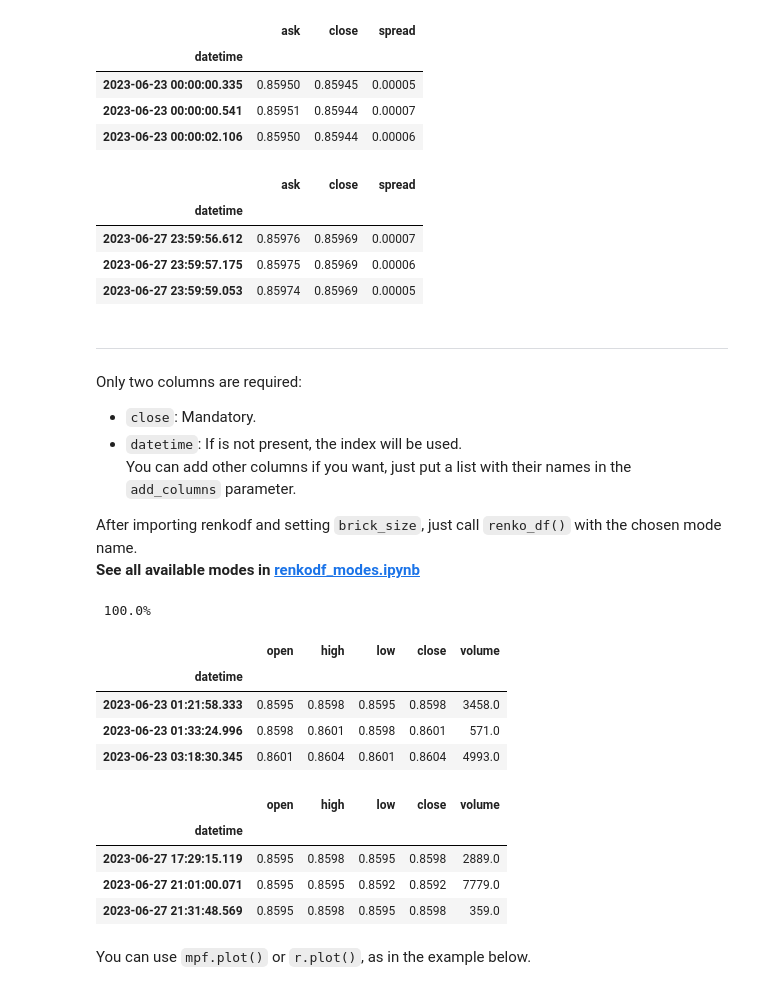
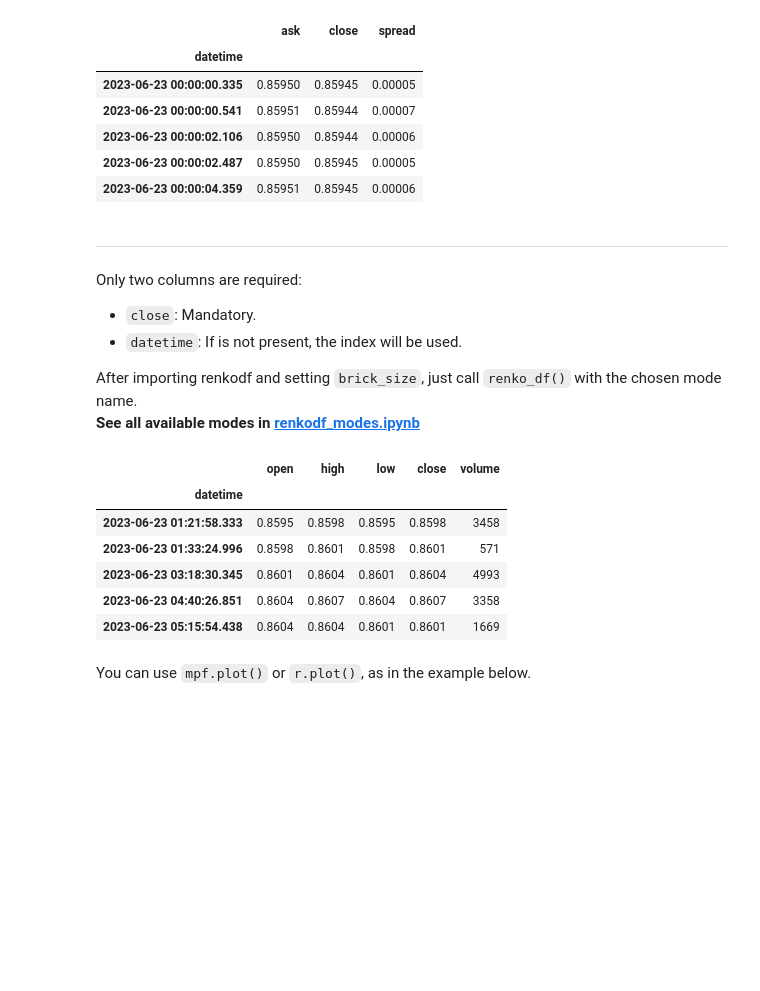
Before and after one commit to srlcarlg/renkodf, a Jupyter notebook: README.ipynb, the cells around one changed output. Drawn from its saved outputs; the diff is of its cells as text; code cells hidden in the pictures; blank space fills up the shorter version.

```diff
--- a/README.ipynb
+++ b/README.ipynb
@@ -4,6 +4,8 @@ from IPython.core.interactiveshell import InteractiveShell
 InteractiveShell.ast_node_interactivity = "all"
 %matplotlib inline
 import pandas as pd
+# Set the option to display all columns
+pd.set_option('display.max_columns', None)
 # %% [markdown]
 # renkodf
 ### Transform Tick Data into OHLCV Renko Dataframe!
@@ -38,46 +42,37 @@ Let's start with the first class, load a Pandas DataFrame containing Ticks Data,
 import pandas as pd
 df_ticks = pd.read_parquet('examples/data/EURGBP_T1_cT.parquet')
 df_ticks.rename(columns={'bid': 'close'}, inplace=True)
-df_ticks.head(3)
-df_ticks.tail(3)
+df_ticks.head(5)
 # %% [output]
 |  | ask | close | spread |
 | datetime |  |  |  |
 | 2023-06-23 00:00:00.335 | 0.85950 | 0.85945 | 0.00005 |
 | 2023-06-23 00:00:00.541 | 0.85951 | 0.85944 | 0.00007 |
 | 2023-06-23 00:00:02.106 | 0.85950 | 0.85944 | 0.00006 |
+| 2023-06-23 00:00:02.487 | 0.85950 | 0.85945 | 0.00005 |
+| 2023-06-23 00:00:04.359 | 0.85951 | 0.85945 | 0.00006 |
-|  | ask | close | spread |
-| datetime |  |  |  |
-| 2023-06-27 23:59:56.612 | 0.85976 | 0.85969 | 0.00007 |
-| 2023-06-27 23:59:57.175 | 0.85975 | 0.85969 | 0.00006 |
-| 2023-06-27 23:59:59.053 | 0.85974 | 0.85969 | 0.00005 |
 # %% [markdown]
 ---
 Only two columns are required:
    * `close`: Mandatory.
    * `datetime`: If is not present, the index will be used.
-<br>You can add other columns if you want, just put a list with their names in the `add_columns` parameter.
 
 After importing renkodf and setting `brick_size`, just call `renko_df()` with the chosen mode name.<br>
 **See all available modes in [renkodf_modes.ipynb](./examples/renkodf_modes.ipynb)**
 # %%
 from renkodf import Renko
 r = Renko(df_ticks, brick_size=0.0003)
-df = r.renko_df('normal') # 'wicks' = default
-df.head(3)
-df.tail(3)
+df = r.renko_df('normal', utils_columns=False) # 'wicks' = default
+# utils-columns => [direction, is_reversal, tick_index_open, tick_index_close]
+df.head(5)
 # %% [output]
- 100.0%
 |  | open | high | low | close | volume |
 | datetime |  |  |  |  |  |
-| 2023-06-23 01:21:58.333 | 0.8595 | 0.8598 | 0.8595 | 0.8598 | 3458.0 |
-| 2023-06-23 01:33:24.996 | 0.8598 | 0.8601 | 0.8598 | 0.8601 | 571.0 |
-| 2023-06-23 03:18:30.345 | 0.8601 | 0.8604 | 0.8601 | 0.8604 | 4993.0 |
+| 2023-06-23 01:21:58.333 | 0.8595 | 0.8598 | 0.8595 | 0.8598 | 3458 |
+| 2023-06-23 01:33:24.996 | 0.8598 | 0.8601 | 0.8598 | 0.8601 | 571 |
+| 2023-06-23 03:18:30.345 | 0.8601 | 0.8604 | 0.8601 | 0.8604 | 4993 |
+| 2023-06-23 04:40:26.851 | 0.8604 | 0.8607 | 0.8604 | 0.8607 | 3358 |
+| 2023-06-23 05:15:54.438 | 0.8604 | 0.8604 | 0.8601 | 0.8601 | 1669 |
-|  | open | high | low | close | volume |
-| datetime |  |  |  |  |  |
-| 2023-06-27 17:29:15.119 | 0.8595 | 0.8598 | 0.8595 | 0.8598 | 2889.0 |
-| 2023-06-27 21:01:00.071 | 0.8595 | 0.8595 | 0.8592 | 0.8592 | 7779.0 |
-| 2023-06-27 21:31:48.569 | 0.8595 | 0.8598 | 0.8595 | 0.8598 | 359.0 |
 # %% [markdown]
 You can use `mpf.plot()` or `r.plot()`, as in the example below.
 # %%
```
Also changed, not shown: parts of 6 cells of this notebook, 17 other files.
